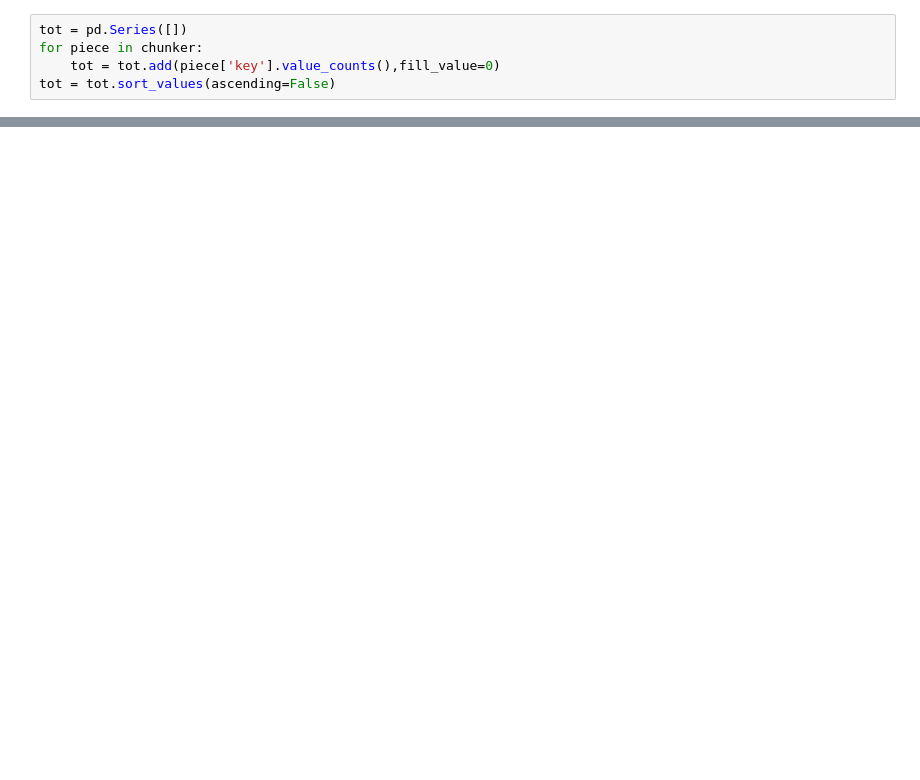
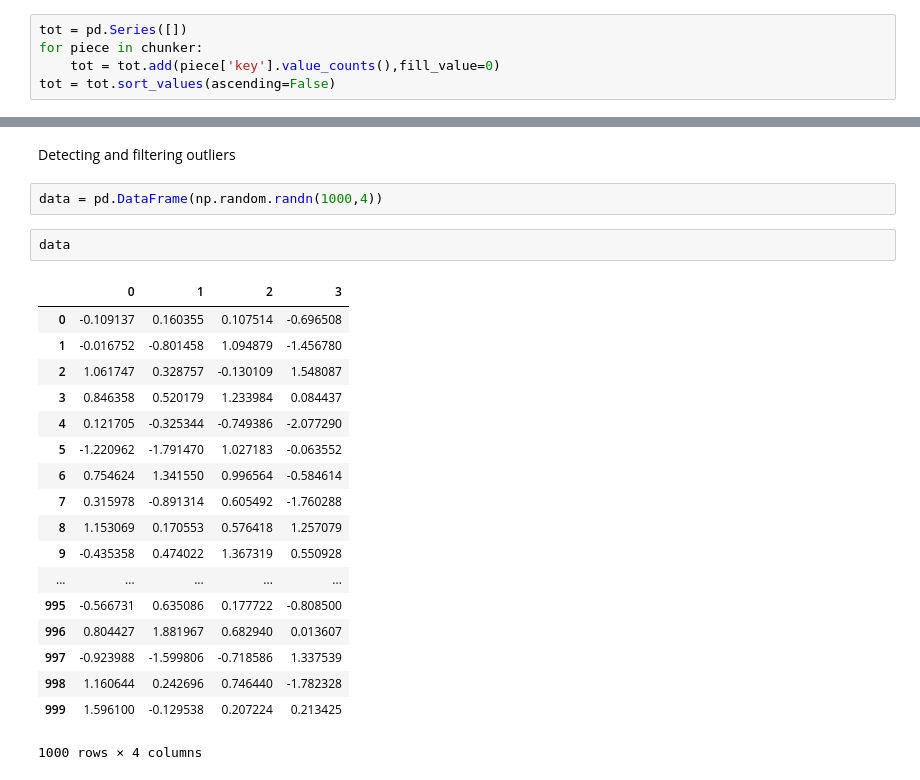
Before and after one commit to asbharath/MachineLearning, a Jupyter notebook: Data Analysis - Python/Intro .ipynb, the cells around one changed output, grey strips where cells are left out. Cells and saved outputs as stored; diff of their text form; blank space fills up the shorter version.

```diff
--- a/Data Analysis - Python/Intro .ipynb
+++ b/Data Analysis - Python/Intro .ipynb
@@ -1513,0 +2107,25 @@ Series([], dtype: float64)
+# %% [markdown]
+Detecting and filtering outliers
+# %%
+data = pd.DataFrame(np.random.randn(1000,4))
+# %%
+data
+# %% [output]
+|  | 0 | 1 | 2 | 3 |
+| 0 | -0.109137 | 0.160355 | 0.107514 | -0.696508 |
+| 1 | -0.016752 | -0.801458 | 1.094879 | -1.456780 |
+| 2 | 1.061747 | 0.328757 | -0.130109 | 1.548087 |
+| 3 | 0.846358 | 0.520179 | 1.233984 | 0.084437 |
+| 4 | 0.121705 | -0.325344 | -0.749386 | -2.077290 |
+| 5 | -1.220962 | -1.791470 | 1.027183 | -0.063552 |
+| 6 | 0.754624 | 1.341550 | 0.996564 | -0.584614 |
+| 7 | 0.315978 | -0.891314 | 0.605492 | -1.760288 |
+| 8 | 1.153069 | 0.170553 | 0.576418 | 1.257079 |
+| 9 | -0.435358 | 0.474022 | 1.367319 | 0.550928 |
+| ... | ... | ... | ... | ... |
+| 995 | -0.566731 | 0.635086 | 0.177722 | -0.808500 |
+| 996 | 0.804427 | 1.881967 | 0.682940 | 0.013607 |
+| 997 | -0.923988 | -1.599806 | -0.718586 | 1.337539 |
+| 998 | 1.160644 | 0.242696 | 0.746440 | -1.782328 |
+| 999 | 1.596100 | -0.129538 | 0.207224 | 0.213425 |
+1000 rows × 4 columns
```
Also changed, not shown: parts of 190 cells of this notebook, 3 other files.
